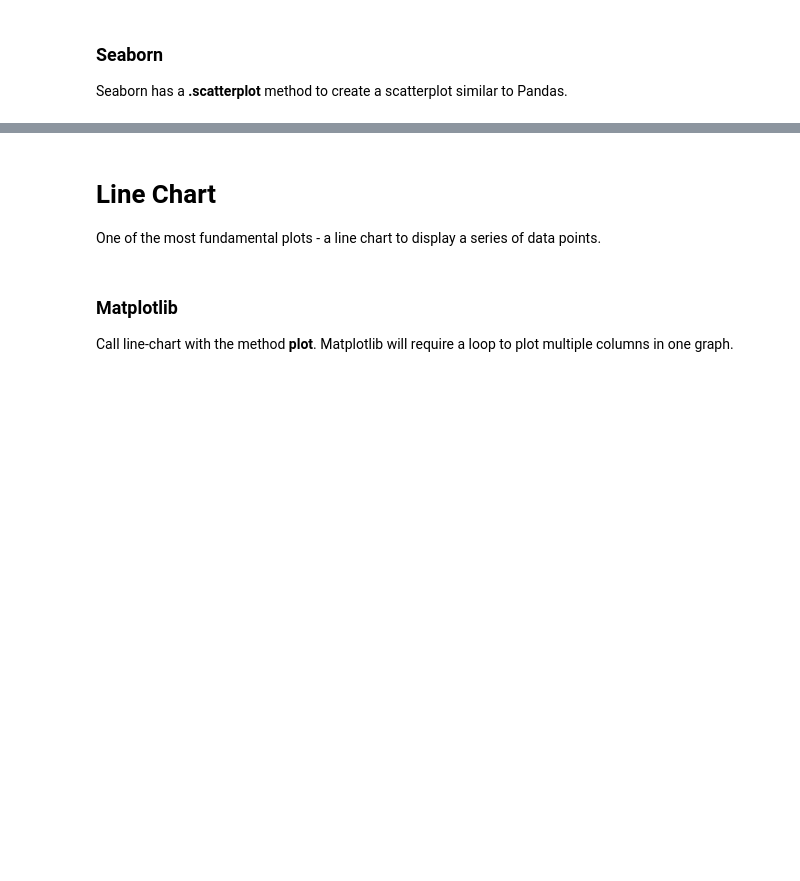
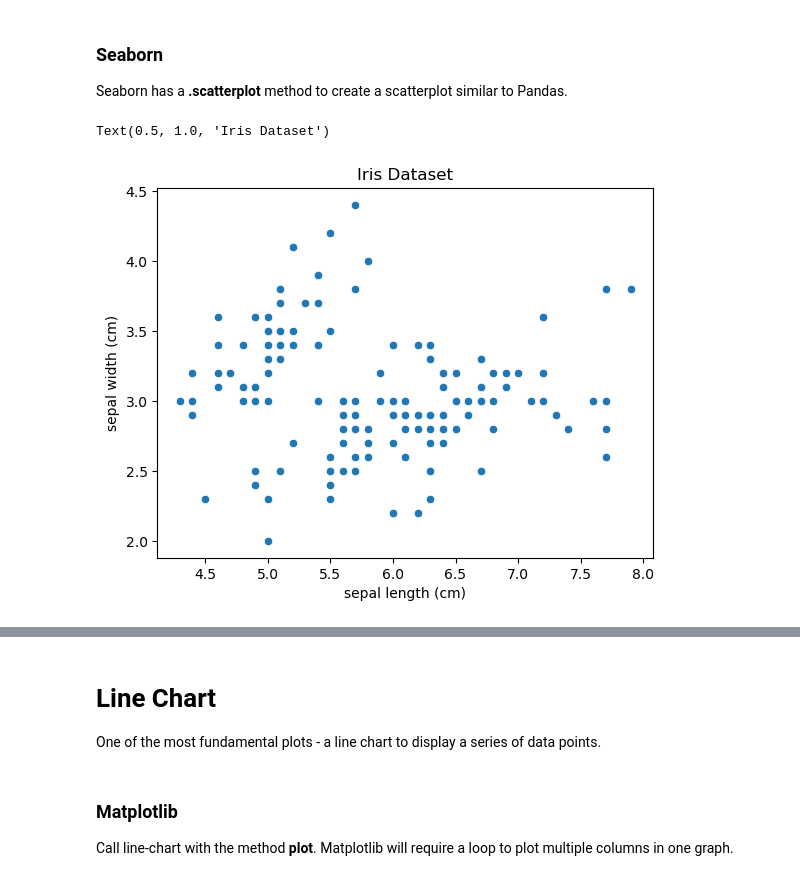
Before and after one commit to CTWills/data_viz_python_tutorial, a Jupyter notebook: Data_Viz_Tutorial.ipynb, the cells around one changed output, grey strips where cells are left out. Drawn from its saved outputs; the diff is of its cells as text; code cells hidden in the pictures; blank space fills up the shorter version.

```diff
--- a/Data_Viz_Tutorial.ipynb
+++ b/Data_Viz_Tutorial.ipynb
@@ -177,8 +211,13 @@ iris_df.plot.scatter(x='sepal length (cm)',
 Seaborn has a **.scatterplot** method to create a scatterplot similar to Pandas.
 # %%
 # create a seaborn scatter plot
-
+sns.scatterplot(x='sepal length (cm)',
+                y='sepal width (cm)',
+                data=iris_df)
 plt.title('Iris Dataset')
+# %% [output]
+Text(0.5, 1.0, 'Iris Dataset')
+[figure, added]
 # %%
 # add style to scatterplot by coloring by class
 sns.scatterplot(x='sepal length (cm)',
```
Also changed, not shown: parts of 17 cells of this notebook, 1 other file.
